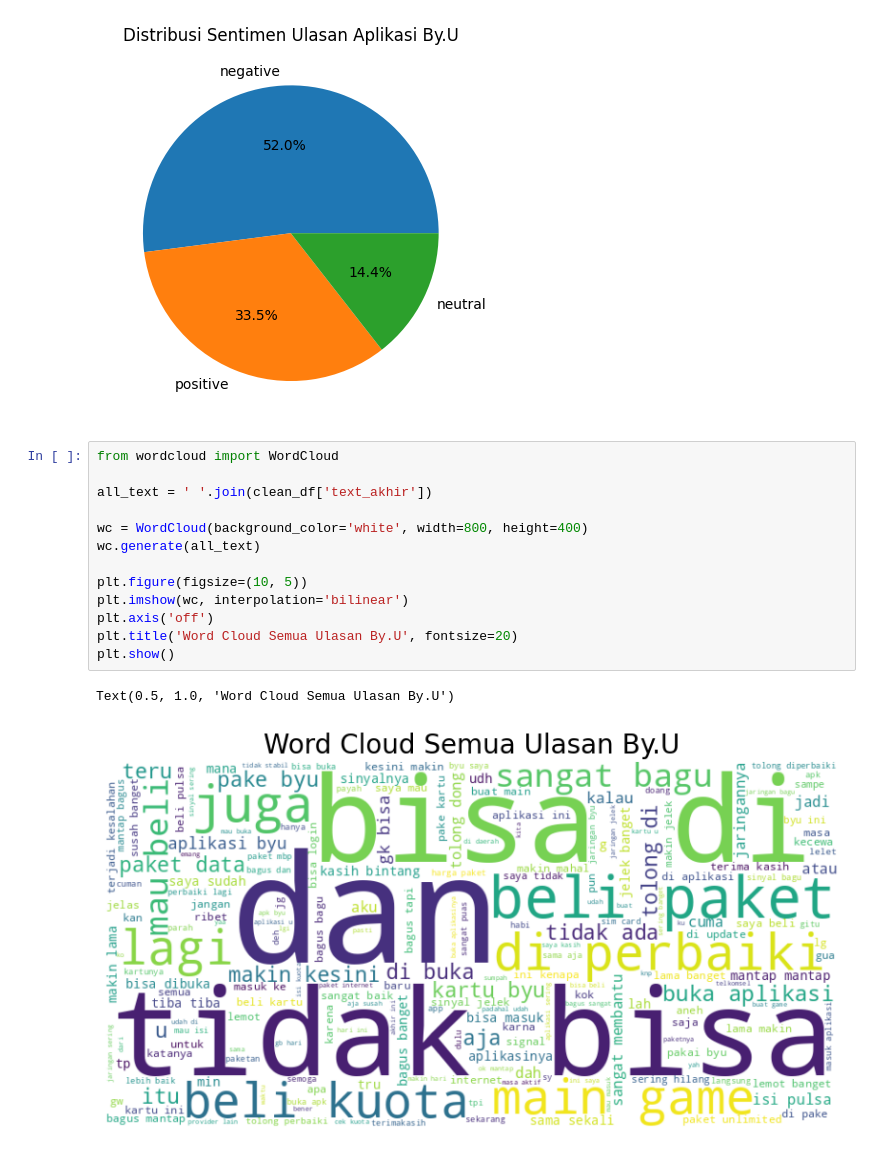
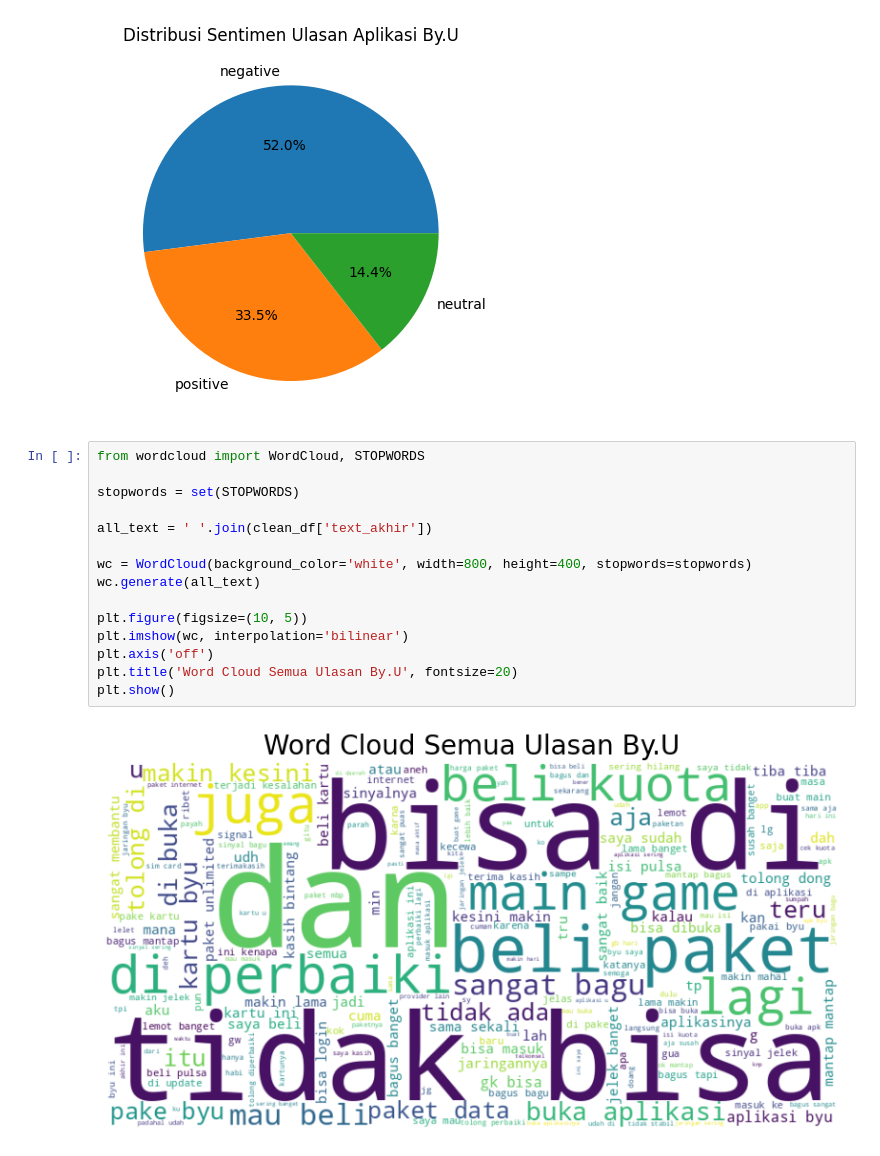
Before and after one commit to rezzz59/-Sentimen-Analisis-Aplikasi-By.U., a Jupyter notebook: sentimen_analisis_byu.ipynb, the cells around one changed output. Cells and saved outputs as stored; diff of their text form.

Commit message:
update visualisasi menggunakna stopwords

```diff
--- a/sentimen_analisis_byu.ipynb
+++ b/sentimen_analisis_byu.ipynb
@@ -345,18 +345,19 @@ plt.show()
 # %% [output]
 [figure]
 # %%
-from wordcloud import WordCloud
+from wordcloud import WordCloud, STOPWORDS
+
+stopwords = set(STOPWORDS)
 
 all_text = ' '.join(clean_df['text_akhir'])
 
-wc = WordCloud(background_color='white', width=800, height=400)
+wc = WordCloud(background_color='white', width=800, height=400, stopwords=stopwords)
 wc.generate(all_text)
 
 plt.figure(figsize=(10, 5))
 plt.imshow(wc, interpolation='bilinear')
 plt.axis('off')
 plt.title('Word Cloud Semua Ulasan By.U', fontsize=20)
 plt.show()
 # %% [output]
-Text(0.5, 1.0, 'Word Cloud Semua Ulasan By.U')
-[figure, old version]
+[figure, new version]
```
